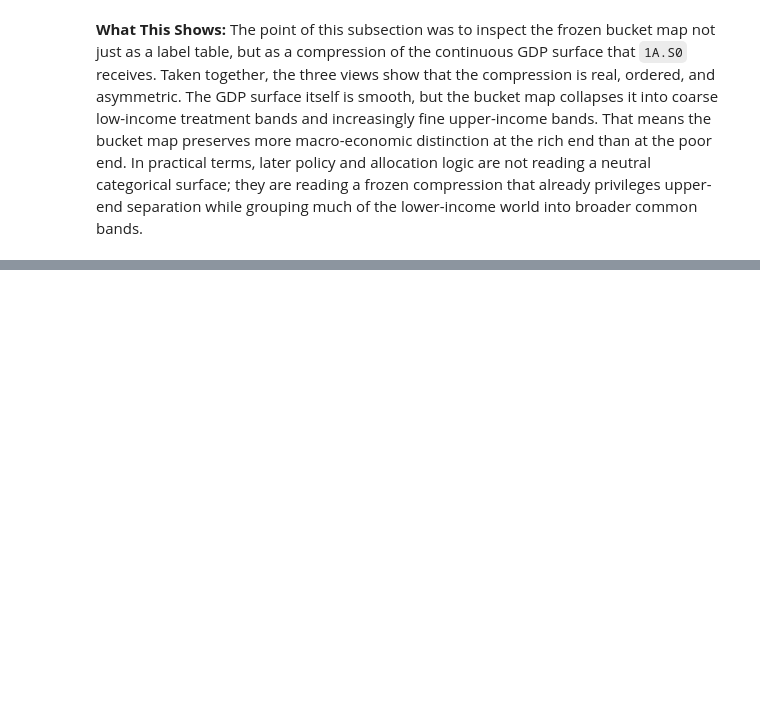
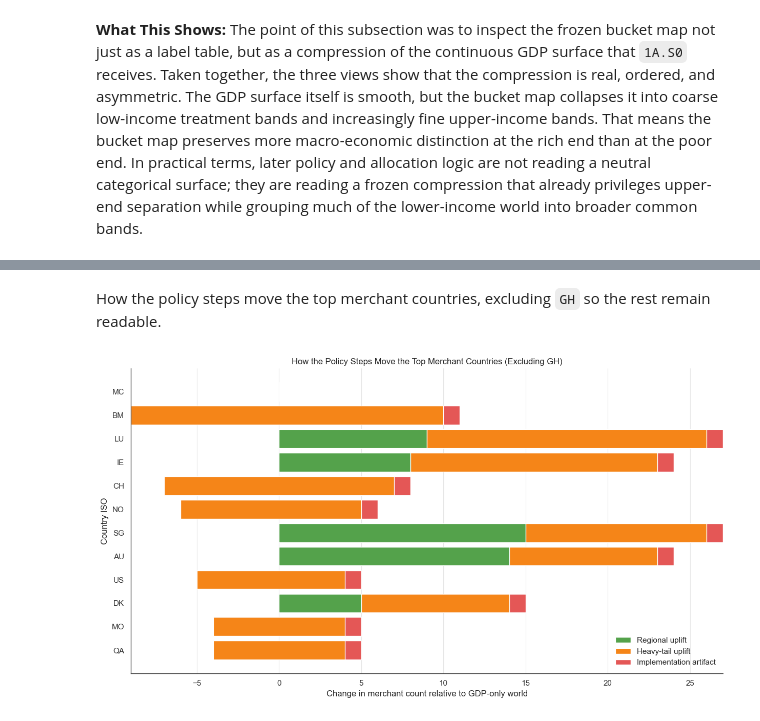
Before and after one commit to EsosaOrumwese/fraud-detection-system, a Jupyter notebook: analysis/dev_full_offline_investigation/00_investigation/notebooks/00_understanding_governed_data_world_p1.ipynb, the cells around one changed output, grey strips where cells are left out. Saved outputs shown, nothing was run; the diff lists cells and outputs as text; code cells hidden in the pictures; blank space fills up the shorter version.

```diff
--- a/analysis/dev_full_offline_investigation/00_investigation/notebooks/00_understanding_governed_data_world_p1.ipynb
+++ b/analysis/dev_full_offline_investigation/00_investigation/notebooks/00_understanding_governed_data_world_p1.ipynb
@@ -1380,0 +1640,34 @@ So the compression is not uniform. It is deliberately coarse at the low end and
+# %% [markdown]
+How the policy steps move the top merchant countries, excluding `GH` so the rest remain readable.
+# %%
+EFFECT_COLORS = {
+    "Regional uplift": "#54A24B",
+    "Heavy-tail uplift": "#F58518",
+    "Implementation artifact": "#E45756",
+}
+
+# Remove GH here because its implementation artifact is so large that it flattens the rest of the chart.
+merchant_allocation_step_effects_df = (
+    merchant_allocation_worlds_df.loc[merchant_allocation_worlds_df["iso"] != "GH", ["iso", "observed_count", "regional_uplift", "heavytail_uplift", "implementation_artifact"]]
+    .sort_values("observed_count", ascending=False)
+    .head(12)
+    .copy()
+)
+
+fig, ax = plt.subplots(figsize=(12.5, 7))
+left = np.zeros(len(merchant_allocation_step_effects_df))
+for column, label in [("regional_uplift", "Regional uplift"), ("heavytail_uplift", "Heavy-tail uplift"), ("implementation_artifact", "Implementation artifact")]:
+    values = merchant_allocation_step_effects_df[column].to_numpy()
+    ax.barh(merchant_allocation_step_effects_df["iso"], values, left=left, color=EFFECT_COLORS[label], label=label)
+    left = left + values
+
+ax.set_title("How the Policy Steps Move the Top Merchant Countries (Excluding GH)")
+ax.set_xlabel("Change in merchant count relative to GDP-only world")
+ax.set_ylabel("Country ISO")
+style_axes(ax, grid_x=True, grid_y=False)
+ax.legend(frameon=False, loc="lower right")
+ax.invert_yaxis()
+plt.tight_layout()
+plt.show()
+# %% [output]
+[figure, added]
```
Also changed, not shown: parts of 10 cells of this notebook, 2 other files.
